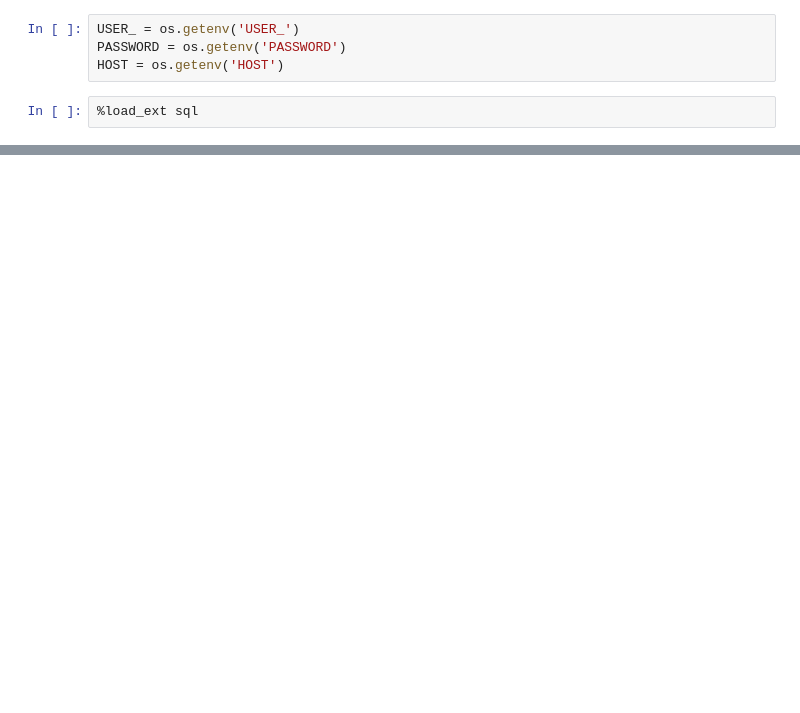
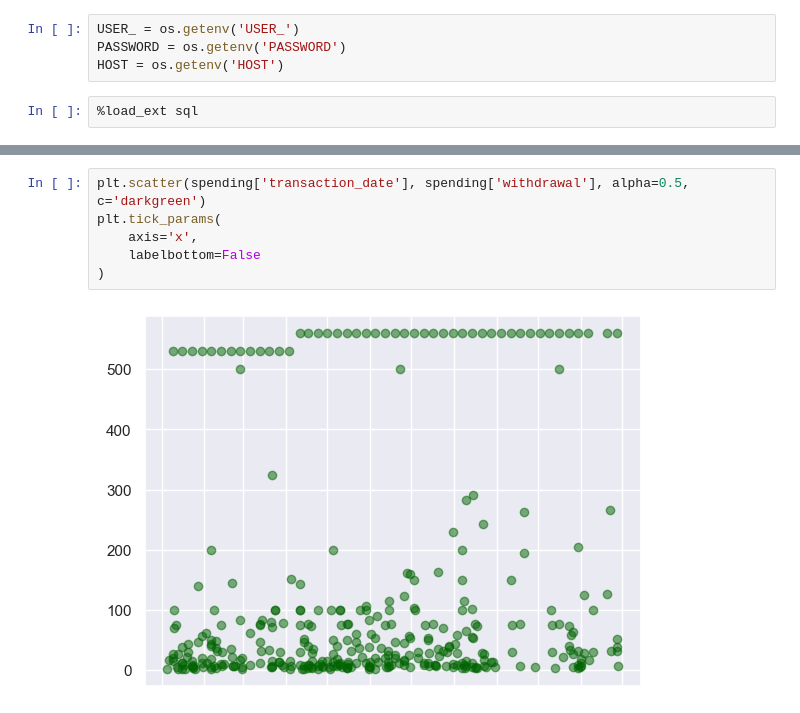
Before and after one commit to tinavo58/data-projects, a Jupyter notebook: personal-spending/spending_analysis_2023.ipynb, the cells around one changed output, grey strips where cells are left out. Cells and saved outputs as stored; diff of their text form; blank space fills up the shorter version.

```diff
--- a/personal-spending/spending_analysis_2023.ipynb
+++ b/personal-spending/spending_analysis_2023.ipynb
@@ -30,0 +80,8 @@ select * from transactions_2023_cleaned limit 10;
+# %%
+plt.scatter(spending['transaction_date'], spending['withdrawal'], alpha=0.5, c='darkgreen')
+plt.tick_params(
+    axis='x',
+    labelbottom=False
+)
+# %% [output]
+[figure, added]
```
Also changed, not shown: parts of 11 cells of this notebook.
